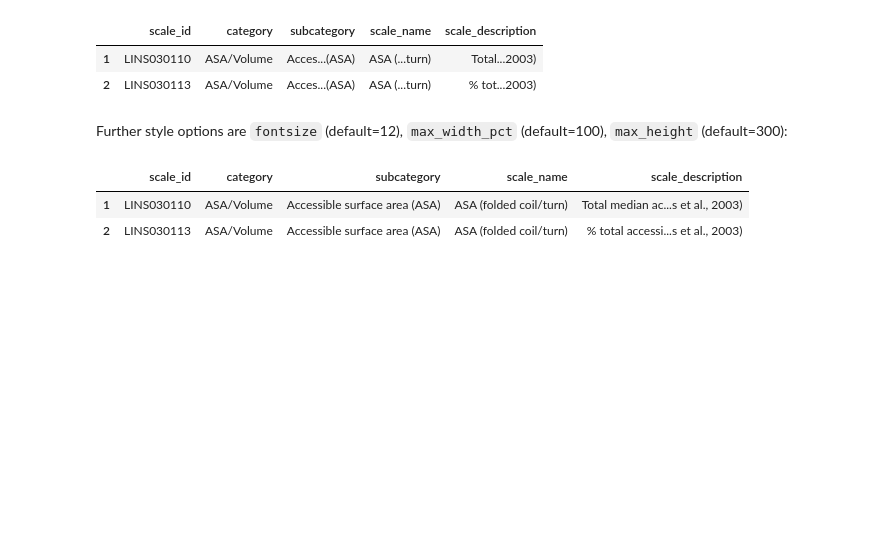
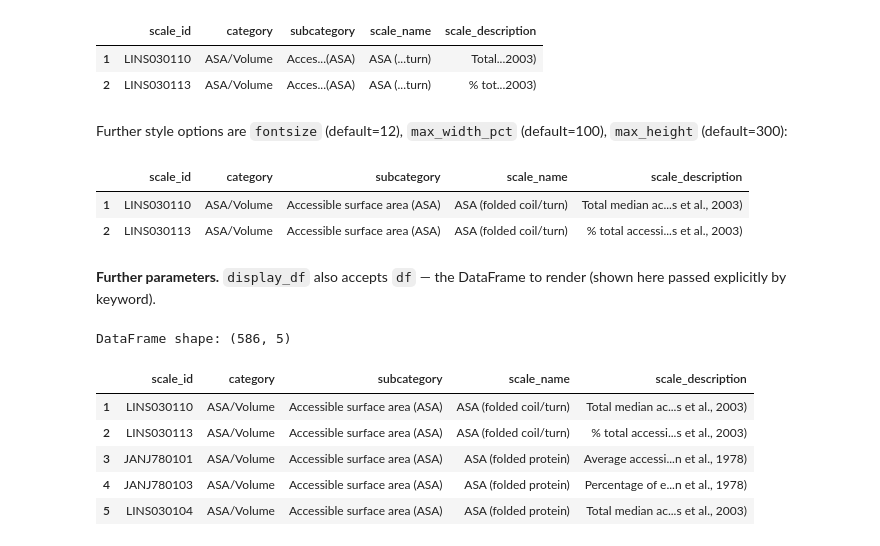
Before and after one commit to breimanntools/aaanalysis, a Jupyter notebook: examples/show_html/display_df.ipynb, the cells around one changed output. Cells and saved outputs as stored; diff of their text form; code cells hidden in the pictures; blank space fills up the shorter version.

```diff
--- a/examples/show_html/display_df.ipynb
+++ b/examples/show_html/display_df.ipynb
@@ -56,3 +56,16 @@ aa.display_df(df_cat, n_rows=2, max_width_pct=50, max_height=100)
 |  | scale_id | category | subcategory | scale_name | scale_description |
 | 1 | LINS030110 | ASA/Volume | Accessible surface area (ASA) | ASA (folded coil/turn) | Total median ac...s et al., 2003) |
 | 2 | LINS030113 | ASA/Volume | Accessible surface area (ASA) | ASA (folded coil/turn) | % total accessi...s et al., 2003) |
+# %% [markdown]
+**Further parameters.** ``display_df`` also accepts ``df`` — the DataFrame to render (shown here passed explicitly by keyword).
+# %%
+# Further parameters: df is the DataFrame to render (passed here as an explicit keyword).
+aa.display_df(df=df_cat, n_rows=5, show_shape=True)
+# %% [output]
+DataFrame shape: (586, 5)
+|  | scale_id | category | subcategory | scale_name | scale_description |
+| 1 | LINS030110 | ASA/Volume | Accessible surface area (ASA) | ASA (folded coil/turn) | Total median ac...s et al., 2003) |
+| 2 | LINS030113 | ASA/Volume | Accessible surface area (ASA) | ASA (folded coil/turn) | % total accessi...s et al., 2003) |
+| 3 | JANJ780101 | ASA/Volume | Accessible surface area (ASA) | ASA (folded protein) | Average accessi...n et al., 1978) |
+| 4 | JANJ780103 | ASA/Volume | Accessible surface area (ASA) | ASA (folded protein) | Percentage of e...n et al., 1978) |
+| 5 | LINS030104 | ASA/Volume | Accessible surface area (ASA) | ASA (folded protein) | Total median ac...s et al., 2003) |
```
Also changed, not shown: 17 other files.
